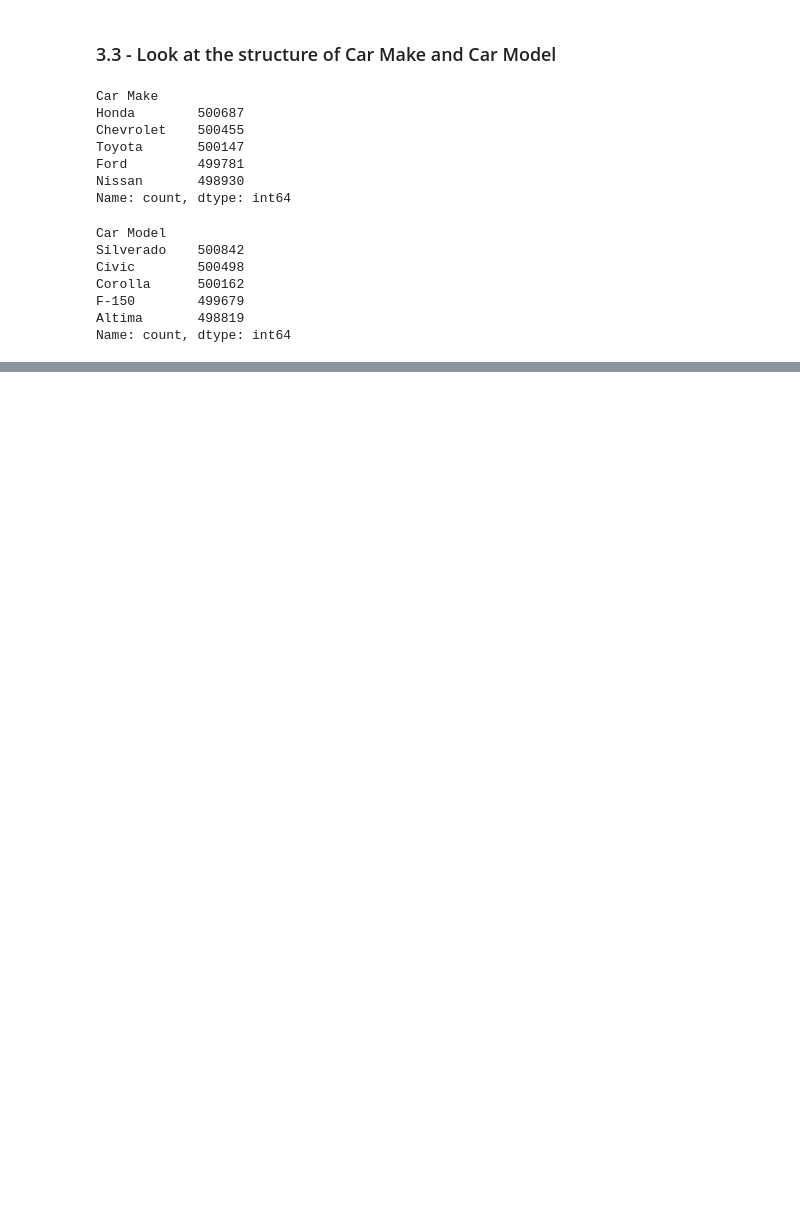
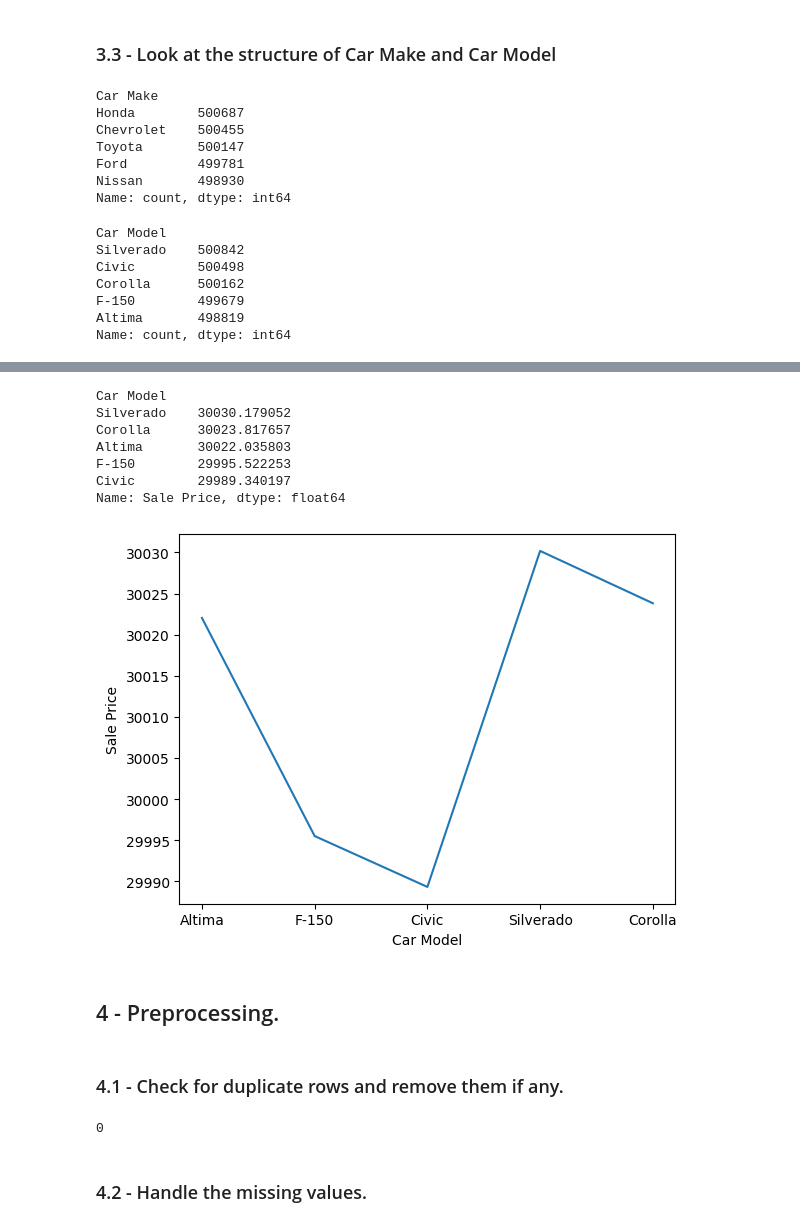
Before and after one commit to ParmarHarsh/Car-Sales-Prediction, a Jupyter notebook: Project-Group-50.ipynb, the cells around one changed output, grey strips where cells are left out. Drawn from its saved outputs; the diff is of its cells as text; code cells hidden in the pictures; blank space fills up the shorter version.

```diff
--- a/Project-Group-50.ipynb
+++ b/Project-Group-50.ipynb
@@ -180,0 +194,24 @@ Name: count, dtype: int64
+# %%
+model_vs_price = sns.lineplot(x="Car Model", y="Sale Price", data=cars, errorbar=None)
+
+average_price_by_model = cars.groupby('Car Model')['Sale Price'].mean().sort_values(ascending=False)
+print(average_price_by_model)
+# %% [output]
+Car Model
+Silverado    30030.179052
+Corolla      30023.817657
+Altima       30022.035803
+F-150        29995.522253
+Civic        29989.340197
+Name: Sale Price, dtype: float64
+[figure, added]
+# %% [markdown]
+## 4 - Preprocessing.
+# %% [markdown]
+### 4.1 - Check for duplicate rows and remove them if any.
+# %%
+cars.duplicated().sum()
+# %% [output]
+0
+# %% [markdown]
+### 4.2 - Handle the missing values.
```
Also changed, not shown: parts of 23 cells of this notebook.
